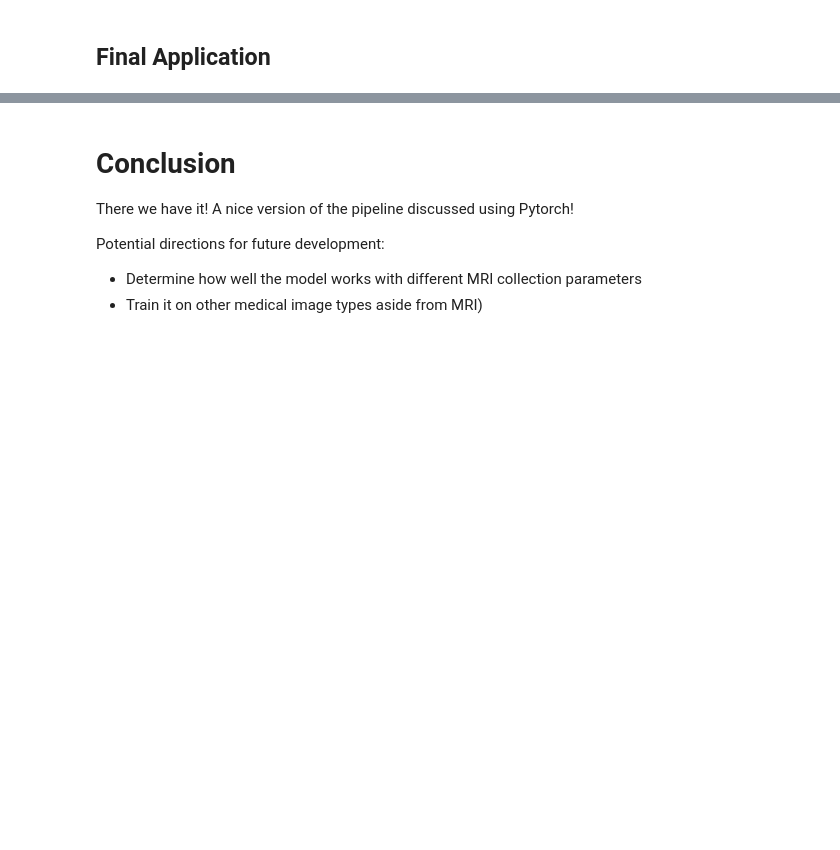
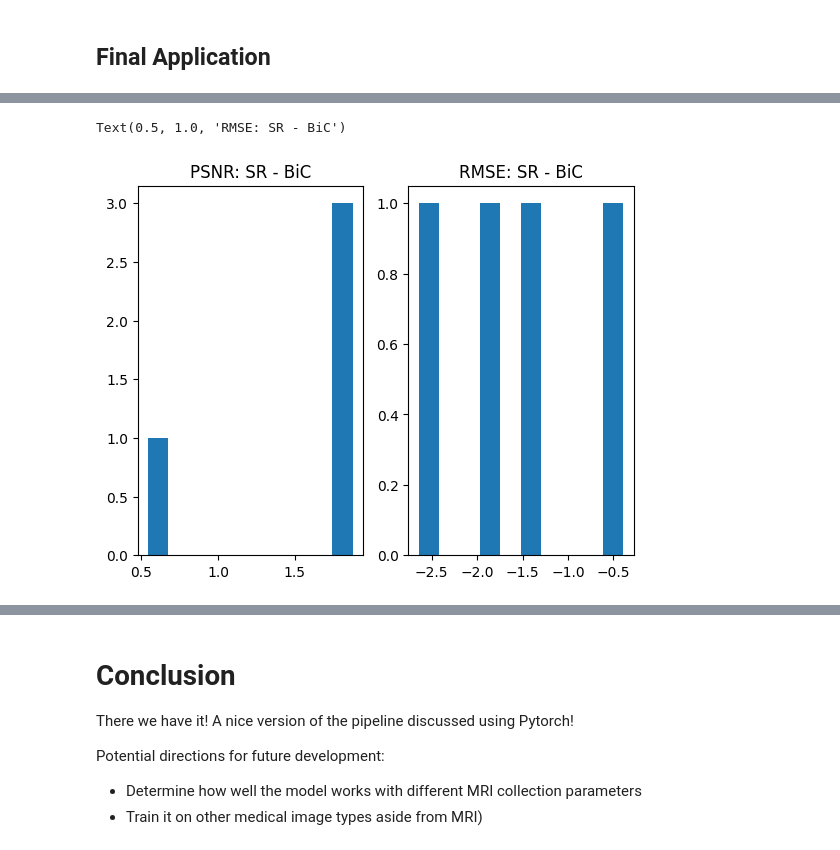
Before and after one commit to Lawreros/Super-Resolution, a Jupyter notebook: SCN/main.ipynb, the cells around one changed output, grey strips where cells are left out. Cells and saved outputs as stored; diff of their text form; code cells hidden in the pictures; blank space fills up the shorter version.

Commit message:
working version of SCN model with new SrGen and png results

```diff
--- a/SCN/main.ipynb
+++ b/SCN/main.ipynb
@@ -396,73 +416,78 @@ axs[0].set_title('PSNR: SR - BiC')
 ## Final Application
 # %%
 # Generate testing data for both axes
-sr = SrGen('../data/SCN_png/Set14/Raw_test/','../data/CNNIL_nifti/Full_test/','../data/CNNIL_nifti/LR_Full_test/')
+sr = SrGen('../data/SCN_png/Set14/Raw_test/','../data/SCN_png/Set14/HR_Full_test/','../data/SCN_png/Set14/LR_Full_test/')
 
 temp = sr.get_template()
-temp['out_type'] = 'nii'
-temp['resolution'] = [2,2,2]
-temp['translation'] = [0, 0, 0]
-temp['rotation'] = [0, 0, 0]
+temp['out_type'] = 'png'
+temp['resolution'] = [2,2]
+temp['translation'] = [0,0]
+temp['rotation'] = [0,0]
 temp['keep_blank'] = False
-temp['same_size'] = False
+temp['same_size'] = True
+temp["unit"] = 'intensity'
 
-sr.set_template(temp)
 
-#sr.run(clear=True, save=True)
-sr.match_altered(update=True, paths=False, sort=False)
+sr.run(clear=True, save=True)
+# sr.match_altered(update=True, paths=False, sort=False)
 
 
 params_t = {'batch_size': 1,
         'shuffle': False,
         'num_workers': 2}
 
-full_img_generator = Dataset(sr, axs = 'hw'### Use the models for SR of MRI images and calculate PSNR
+full_testing_set = Dataset(sr)### Use the models for SR of MRI images and calculate PSNR
+full_img_generator = torch.utils.data.DataLoader(full_testing_set, **params_t)
 # Load trained models:
-net_1.load_state_dict(torch.load('CNNIL_save_network1_39.p'))
-net_2.load_state_dict(torch.load('CNNIL_save_network2_39.p'))
+net.load_state_dict(torch.load('SCN_save_39.p'))
 
 # Where or not to save the output SR images, if None then don't save any:
-save_pre = './SR_images'
+save_pre = '../data/SCN_png/Set14/SR_images'
 
 
 with torch.no_grad():
+    idx = 0
     comp={'psnr' : [], 'rmse' : []}
-    for idx, [im_l, im_h] in enumerate(full_img_generator):
+    for inp, goal in full_img_generator:
+        # Use SR model on low resolution image
+        im_h_sr = net(inp,2)
 
-        output_1, output_2 = net_1(torch.transpose(im_l,0,1))
-        output_1, output_2 = net_2(torch.transpose(output_2,0,3))
-        output_2 = torch.transpose(torch.squeeze(output_2,1),2,0)
-
-        # Upscale im_l to the same size as im_h
-        im_l = torch.tensor(resize(im_l, im_h.shape, order=1, mode = 'symmetric'))
+        # Get rid of the extra dimensions required for pytorch
+        im_h_sr = torch.squeeze(im_h_sr)
+        inp = torch.squeeze(inp)
 
         # Calculate PSNR for bicubic
+        im_l = np.rint( np.clip(inp, 0, 255))
+        im_h = np.rint( np.clip(goal, 0, 255))
         diff = im_l - im_h
         rmse_b = np.sqrt((diff**2).mean())
-        psnr_b = 20*np.log10(im_h.max()/rmse_b)
+        psnr_b = 20*np.log10(255.0/rmse_b)
 
+        print(f'bicubic evaluation for {idx}: rms={rmse_b}, psnr={psnr_b}')
 
         # Calculate PSNR for SR
-        diff = output_2 - im_h
+        im_h_sr = np.rint( np.clip(im_h_sr, 0, 255))
+        im_h = np.rint( np.clip(goal, 0, 255))
+        diff = im_h_sr - im_h
         rmse_s = np.sqrt((diff**2).mean())
-        psnr_s = 20*np.log10(im_h.max()/rmse_s)
+        psnr_s = 20*np.log10(255.0/rmse_s)
+        print(f'SR evaluation for {idx}: rms={rmse_s}, psnr={psnr_s}')
 
-        comp['psnr'].append(psnr_s-psnr_b)
-        comp['rmse'].append(rmse_s-rmse_b)
+        if idx % 1 == 0:
+            if not math.isinf(psnr_s-psnr_b) and not math.isinf(rmse_s-rmse_b):
+                comp['psnr'].append(psnr_s-psnr_b)
+                comp['rmse'].append(rmse_s-rmse_b)
 
         if save_pre:
             # Save the resulting images as .nii files
             os.makedirs(save_pre,exist_ok=True)
-            sr.save_image(f'{save_pre}/{sr.LR_files[idx].split("/")[-1]}', output_2.numpy())
+            sr.save_image(f'{save_pre}/{sr.LR_files[idx].split("/")[-1]}', im_h_sr.numpy())
+
+        idx += 1
 
 fig, axs = plt.subplots(1, 2)
 axs[0].hist([float(x) for x in comp['psnr']], bins=10)
 axs[0].set_title('PSNR: SR - BiC')
 axs[1].hist([float(x) for x in comp['rmse']], bins=10)
 axs[1].set_title('RMSE: SR - BiC')
-### Compare Slices from SR and HR image
-fig, axs = plt.subplots(1, 2)
-axs[0].imshow(torch.squeeze(output_2[40,:,:],0))
-axs[0].set_title('Super Resolution')
-axs[1].imshow(sr.load_image(sr.HR_files[-1])[40,:,:])
-axs[1].set_title('Truth')
+# %% [output]
@@ -468,0 +504,2 @@ axs[1].set_title('Truth')
+Text(0.5, 1.0, 'RMSE: SR - BiC')
+[figure, added]
```
Also changed, not shown: parts of 16 cells of this notebook.
